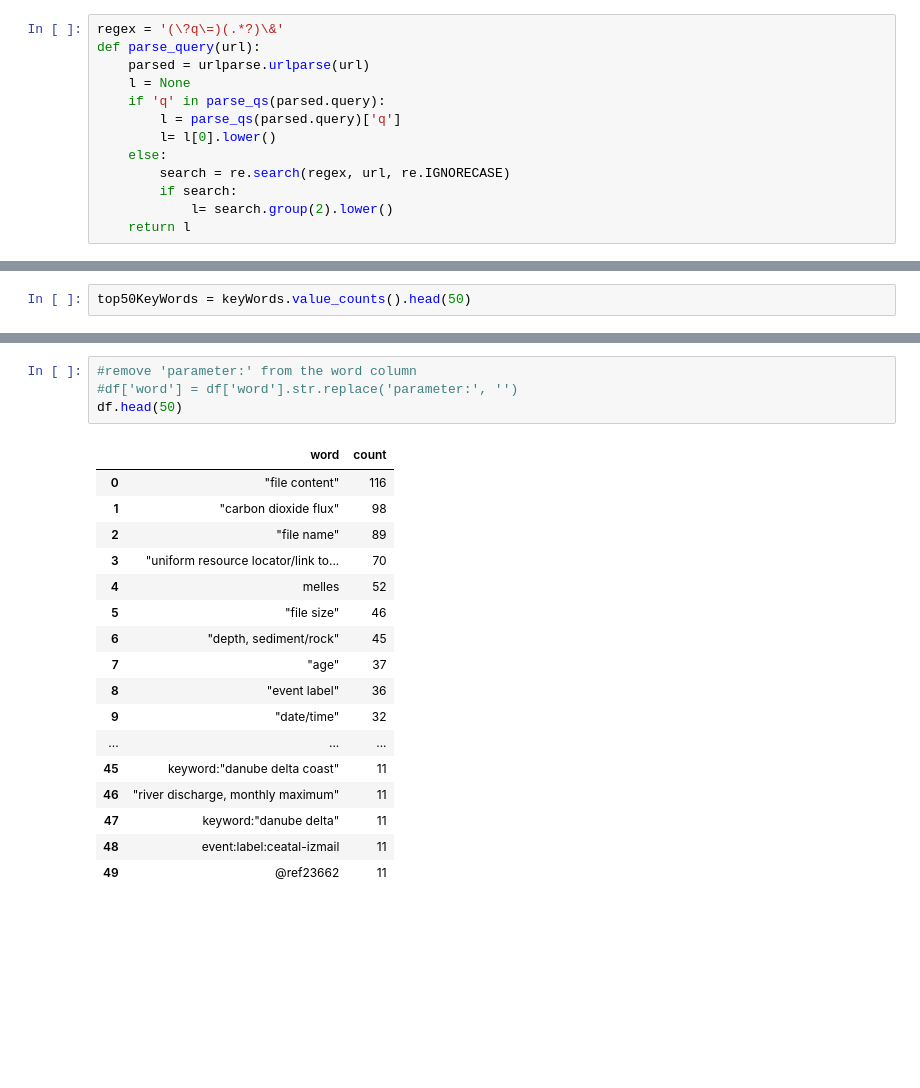
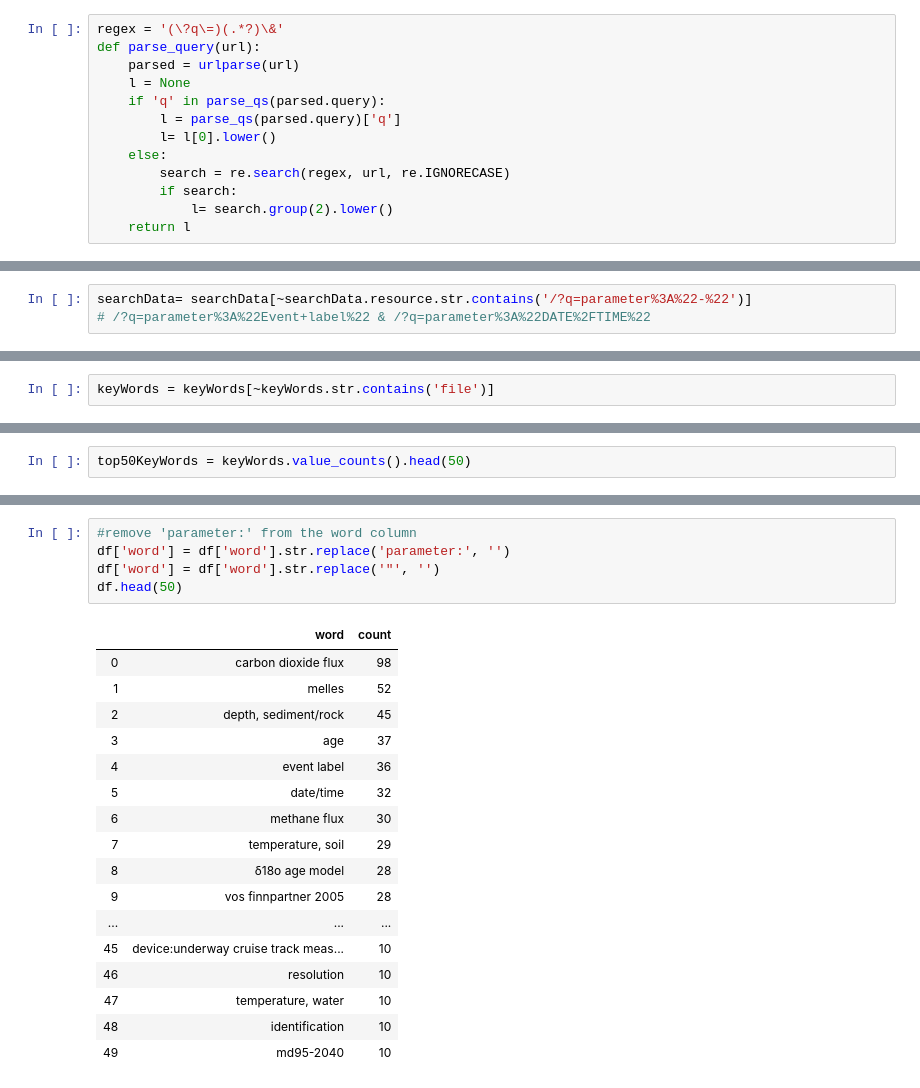
Before and after one commit to pangaea-data-publisher/pan_usagemmine, a Jupyter notebook: Top50KeyWords_Updated.ipynb, the cells around one changed output, grey strips where cells are left out. Drawn from its saved outputs; the diff is of its cells as text; blank space fills up the shorter version.

```diff
--- a/Top50KeyWords_Updated.ipynb
+++ b/Top50KeyWords_Updated.ipynb
@@ -98,7 +87,7 @@ logData.head(5)
 # %%
 regex = '(\?q\=)(.*?)\&'
 def parse_query(url):
-    parsed = urlparse.urlparse(url)
+    parsed = urlparse(url)
     l = None
     if 'q' in parse_qs(parsed.query):
         l = parse_qs(parsed.query)['q']
@@ -120,0 +110,3 @@ searchData.shape
+# %%
+searchData= searchData[~searchData.resource.str.contains('/?q=parameter%3A%22-%22')]
+# /?q=parameter%3A%22Event+label%22 & /?q=parameter%3A%22DATE%2FTIME%22
@@ -122,0 +133,2 @@ keyWords = searchData['resource'].apply(parse_query)
+# %%
+keyWords = keyWords[~keyWords.str.contains('file')]
@@ -146,25 +172,26 @@ df.head(20)
 # %%
 #remove 'parameter:' from the word column
-#df['word'] = df['word'].str.replace('parameter:', '')
+df['word'] = df['word'].str.replace('parameter:', '')
+df['word'] = df['word'].str.replace('"', '')
 df.head(50)
 # %% [output]
 |  | word | count |
-| 0 | "file content" | 116 |
-| 1 | "carbon dioxide flux" | 98 |
-| 2 | "file name" | 89 |
-| 3 | "uniform resource locator/link to... | 70 |
-| 4 | melles | 52 |
-| 5 | "file size" | 46 |
-| 6 | "depth, sediment/rock" | 45 |
-| 7 | "age" | 37 |
-| 8 | "event label" | 36 |
-| 9 | "date/time" | 32 |
+| 0 | carbon dioxide flux | 98 |
+| 1 | melles | 52 |
+| 2 | depth, sediment/rock | 45 |
+| 3 | age | 37 |
+| 4 | event label | 36 |
+| 5 | date/time | 32 |
+| 6 | methane flux | 30 |
+| 7 | temperature, soil | 29 |
+| 8 | δ18o age model | 28 |
+| 9 | vos finnpartner 2005 | 28 |
 | ... | ... | ... |
-| 45 | keyword:"danube delta coast" | 11 |
-| 46 | "river discharge, monthly maximum" | 11 |
-| 47 | keyword:"danube delta" | 11 |
-| 48 | event:label:ceatal-izmail | 11 |
-| 49 | @ref23662 | 11 |
+| 45 | device:underway cruise track meas... | 10 |
+| 46 | resolution | 10 |
+| 47 | temperature, water | 10 |
+| 48 | identification | 10 |
+| 49 | md95-2040 | 10 |
 # %%
 temp = logData[logData.resource.str.contains('content')]
 print(temp.shape)
```
Also changed, not shown: parts of 14 cells of this notebook, 10 other files.
